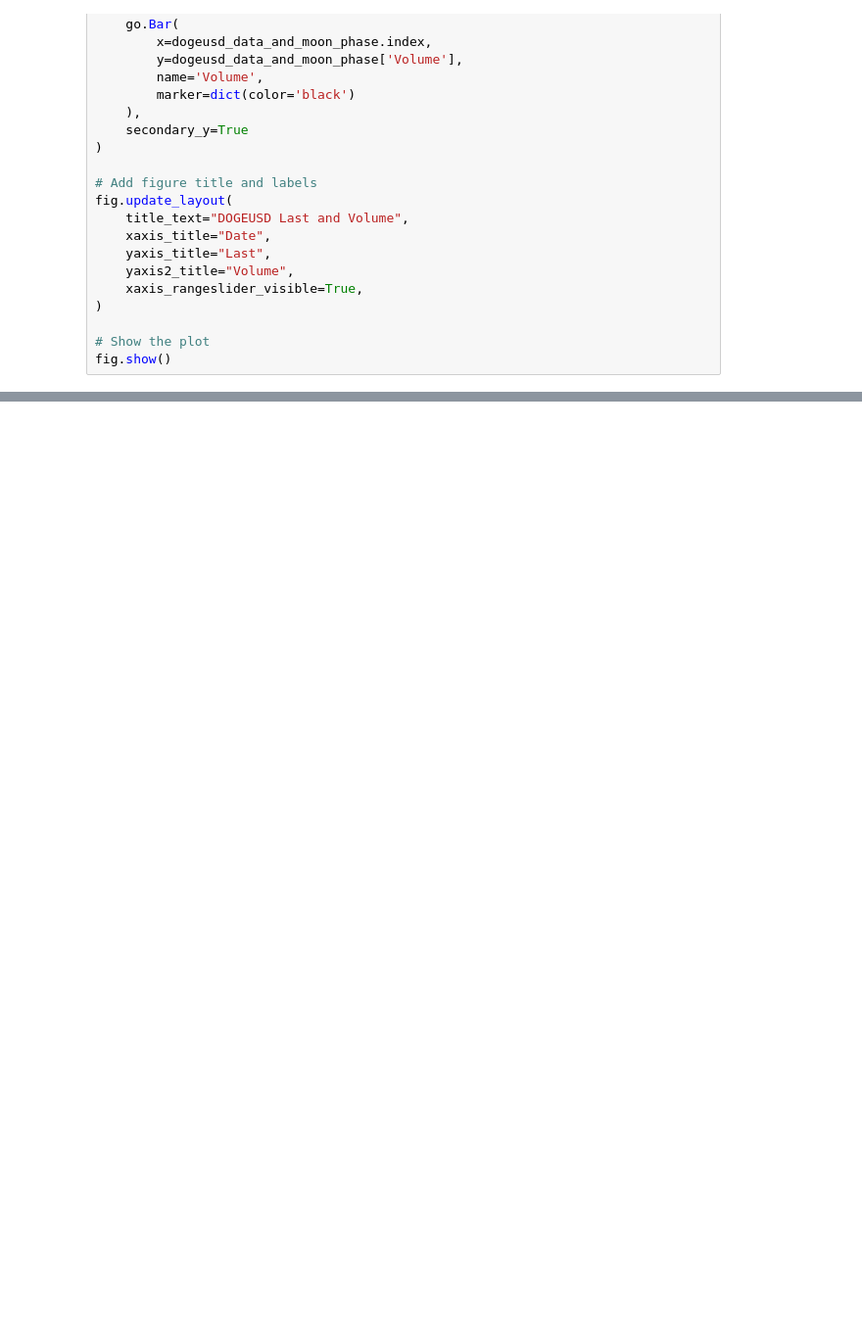
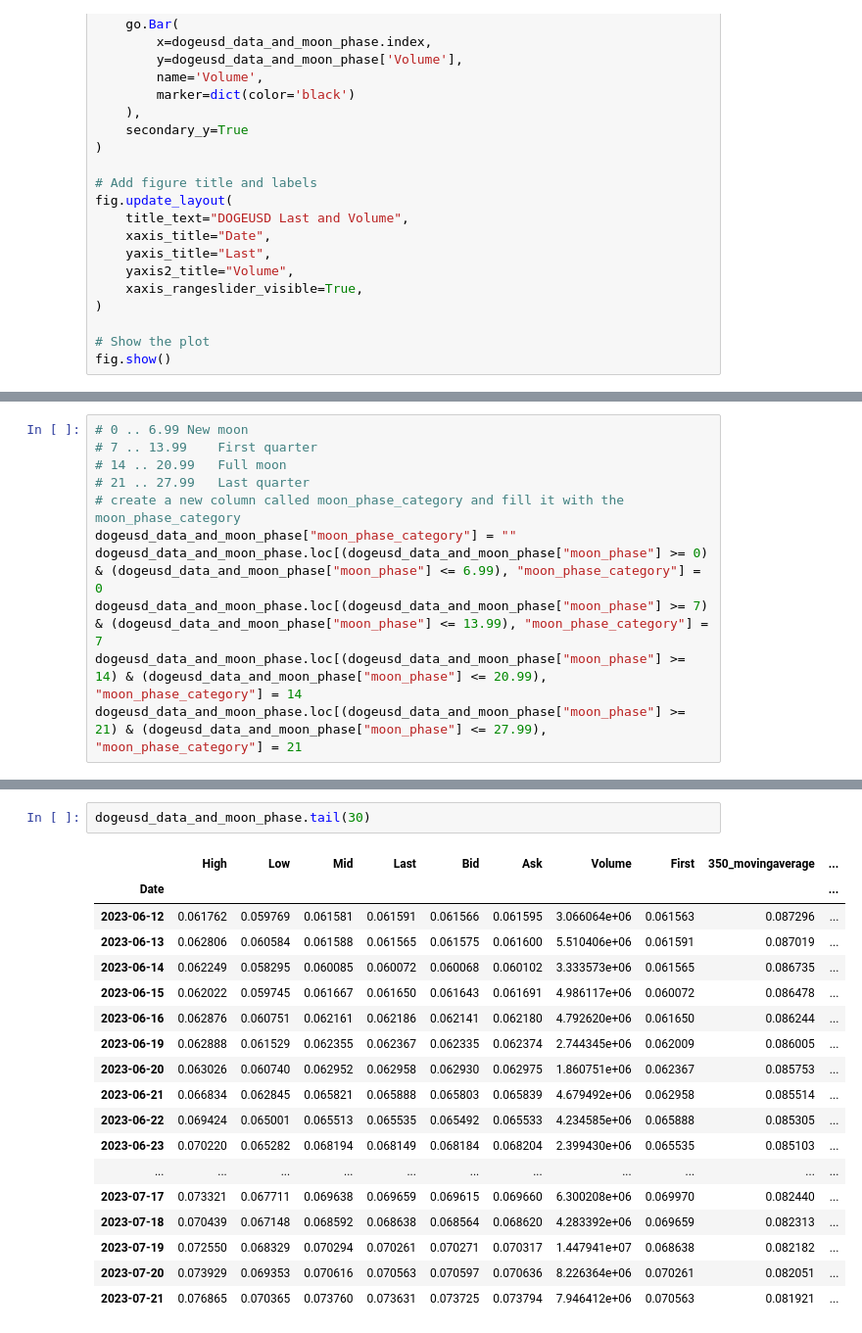
Before and after one commit to mgebele/crypto_charts_stats, a Jupyter notebook: test_2023_analysis.ipynb, the cells around one changed output, grey strips where cells are left out. Shown at 98% size. Drawn from its saved outputs; the diff is of its cells as text; blank space fills up the shorter version.

```diff
--- a/test_2023_analysis.ipynb
+++ b/test_2023_analysis.ipynb
@@ -461,0 +524,11 @@ NameError: name 'asd' is not defined
+# %%
+# 0 .. 6.99	New moon
+# 7 .. 13.99	First quarter
+# 14 .. 20.99	Full moon
+# 21 .. 27.99	Last quarter
+# create a new column called moon_phase_category and fill it with the moon_phase_category
+dogeusd_data_and_moon_phase["moon_phase_category"] = ""
+dogeusd_data_and_moon_phase.loc[(dogeusd_data_and_moon_phase["moon_phase"] >= 0) & (dogeusd_data_and_moon_phase["moon_phase"] <= 6.99), "moon_phase_category"] = 0
+dogeusd_data_and_moon_phase.loc[(dogeusd_data_and_moon_phase["moon_phase"] >= 7) & (dogeusd_data_and_moon_phase["moon_phase"] <= 13.99), "moon_phase_category"] = 7
+dogeusd_data_and_moon_phase.loc[(dogeusd_data_and_moon_phase["moon_phase"] >= 14) & (dogeusd_data_and_moon_phase["moon_phase"] <= 20.99), "moon_phase_category"] = 14
+dogeusd_data_and_moon_phase.loc[(dogeusd_data_and_moon_phase["moon_phase"] >= 21) & (dogeusd_data_and_moon_phase["moon_phase"] <= 27.99), "moon_phase_category"] = 21
@@ -485,0 +605,21 @@ fig_btc_price_change.add_trace(
+# %%
+dogeusd_data_and_moon_phase.tail(30)
+# %% [output]
+|  | High | Low | Mid | Last | Bid | Ask | Volume | First | 350_movingaverage | ... |
+| Date |  |  |  |  |  |  |  |  |  | ... |
+| 2023-06-12 | 0.061762 | 0.059769 | 0.061581 | 0.061591 | 0.061566 | 0.061595 | 3.066064e+06 | 0.061563 | 0.087296 | ... |
+| 2023-06-13 | 0.062806 | 0.060584 | 0.061588 | 0.061565 | 0.061575 | 0.061600 | 5.510406e+06 | 0.061591 | 0.087019 | ... |
+| 2023-06-14 | 0.062249 | 0.058295 | 0.060085 | 0.060072 | 0.060068 | 0.060102 | 3.333573e+06 | 0.061565 | 0.086735 | ... |
+| 2023-06-15 | 0.062022 | 0.059745 | 0.061667 | 0.061650 | 0.061643 | 0.061691 | 4.986117e+06 | 0.060072 | 0.086478 | ... |
+| 2023-06-16 | 0.062876 | 0.060751 | 0.062161 | 0.062186 | 0.062141 | 0.062180 | 4.792620e+06 | 0.061650 | 0.086244 | ... |
+| 2023-06-19 | 0.062888 | 0.061529 | 0.062355 | 0.062367 | 0.062335 | 0.062374 | 2.744345e+06 | 0.062009 | 0.086005 | ... |
+| 2023-06-20 | 0.063026 | 0.060740 | 0.062952 | 0.062958 | 0.062930 | 0.062975 | 1.860751e+06 | 0.062367 | 0.085753 | ... |
+| 2023-06-21 | 0.066834 | 0.062845 | 0.065821 | 0.065888 | 0.065803 | 0.065839 | 4.679492e+06 | 0.062958 | 0.085514 | ... |
+| 2023-06-22 | 0.069424 | 0.065001 | 0.065513 | 0.065535 | 0.065492 | 0.065533 | 4.234585e+06 | 0.065888 | 0.085305 | ... |
+| 2023-06-23 | 0.070220 | 0.065282 | 0.068194 | 0.068149 | 0.068184 | 0.068204 | 2.399430e+06 | 0.065535 | 0.085103 | ... |
+| ... | ... | ... | ... | ... | ... | ... | ... | ... | ... | ... |
+| 2023-07-17 | 0.073321 | 0.067711 | 0.069638 | 0.069659 | 0.069615 | 0.069660 | 6.300208e+06 | 0.069970 | 0.082440 | ... |
+| 2023-07-18 | 0.070439 | 0.067148 | 0.068592 | 0.068638 | 0.068564 | 0.068620 | 4.283392e+06 | 0.069659 | 0.082313 | ... |
+| 2023-07-19 | 0.072550 | 0.068329 | 0.070294 | 0.070261 | 0.070271 | 0.070317 | 1.447941e+07 | 0.068638 | 0.082182 | ... |
+| 2023-07-20 | 0.073929 | 0.069353 | 0.070616 | 0.070563 | 0.070597 | 0.070636 | 8.226364e+06 | 0.070261 | 0.082051 | ... |
+| 2023-07-21 | 0.076865 | 0.070365 | 0.073760 | 0.073631 | 0.073725 | 0.073794 | 7.946412e+06 | 0.070563 | 0.081921 | ... |
```
Also changed, not shown: parts of 8 cells of this notebook, 2 other files.
